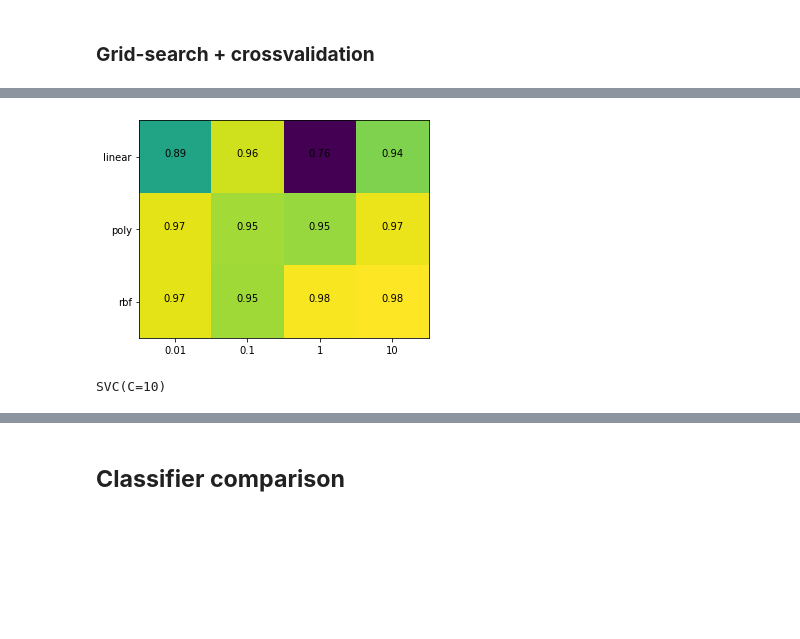
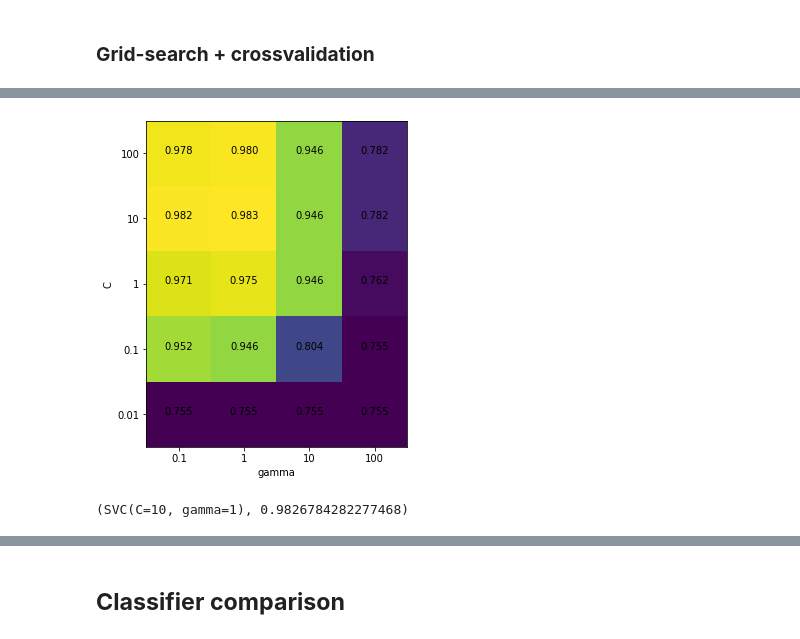
Before and after one commit to tomasplsek/AstroML, a Jupyter notebook: 03_sklearn.ipynb, the cells around one changed output, grey strips where cells are left out. Cells and saved outputs as stored; diff of their text form; code cells hidden in the pictures; blank space fills up the shorter version.

```diff
--- a/03_sklearn.ipynb
+++ b/03_sklearn.ipynb
@@ -446,7 +413,7 @@ model.score(X_test, y_test)
 
 <img src="https://miro.medium.com/max/1400/1*AAwIlHM8TpAVe4l2FihNUQ.png" width=800pt></img>
 # %%
-X_train, X_test, y_train, y_test = train_test_split(X, y, stratify=y, random_state=420)
+X_train, X_test, y_train, y_test = train_test_split(X, y, test_size=0.1, stratify=y, random_state=420)
 
 model = make_pipeline(PCA(n_components=3),
                       StandardScaler(),
@@ -579,13 +553,13 @@ classify(X, y, SVC(kernel="rbf", C=1))
 # %%
 from sklearn.model_selection import GridSearchCV
 # %%
-C = [0.01, 0.1, 1, 10]
-kernel = ["linear", "poly", "rbf"]
+C = [0.01, 0.1, 1, 10, 100]
+gamma = [0.1, 1, 10, 100]
 
 params = {"C" : C,
-          "kernel" : kernel}
+          "gamma" : gamma}
 
-model = GridSearchCV(SVC(), params, cv=10, n_jobs=4)
+model = GridSearchCV(SVC(kernel="rbf"), params, cv=10, n_jobs=4)
 model.fit(X, y)
 # %% [output]
 GridSearchCV(cv=10, estimator=SVC(), n_jobs=4,
@@ -634,17 +616,21 @@ for i in indices:
 # %%
 res = model.cv_results_
-plt.imshow(res["mean_test_score"].reshape(3,4))
+
+plt.figure(figsize=(len(C)*1.5,len(gamma)*1.5))
+plt.imshow(res["mean_test_score"].reshape(len(C), len(gamma)), origin="lower")
 n = 0
-for i,k in enumerate(kernel):
-    for j,c in enumerate(C):
-        plt.text(j,i,"{0:.2f}".format(res["mean_test_score"][n]), ha="center")
+for i in range(len(C)):
+    for j in range(len(gamma)):
+        plt.text(j,i,"{0:.3f}".format(res["mean_test_score"][n]), ha="center")
         n += 1
 
-plt.xticks(np.arange(len(params["C"])), params["C"]);
-plt.yticks(np.arange(len(params["kernel"])), params["kernel"]);
+plt.ylabel("C")
+plt.xlabel("gamma")
+plt.yticks(np.arange(len(params["C"])), params["C"]);
+plt.xticks(np.arange(len(params["gamma"])), params["gamma"]);
 # %% [output]
-[figure, old version]
+[figure, new version]
 # %%
-model.best_estimator_
+model.best_estimator_, model.best_score_
 # %% [output]
-SVC(C=10)
+(SVC(C=10, gamma=1), 0.9826784282277468)
```
Also changed, not shown: parts of 62 cells of this notebook.
